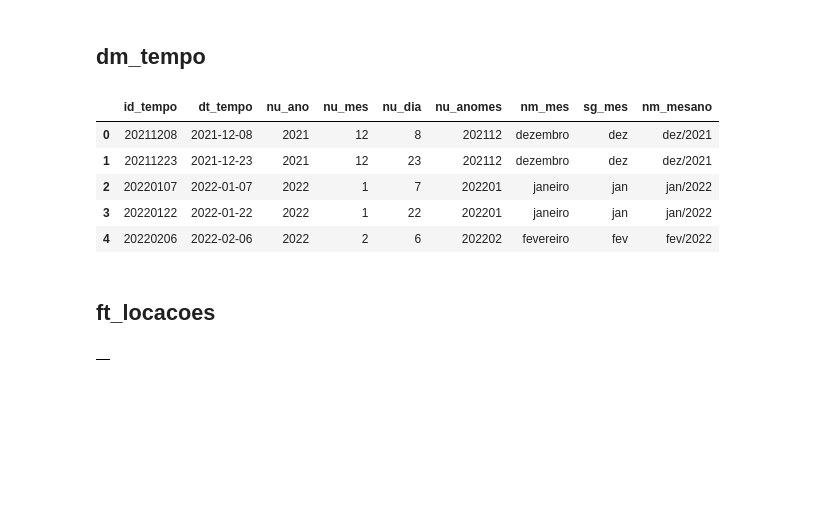
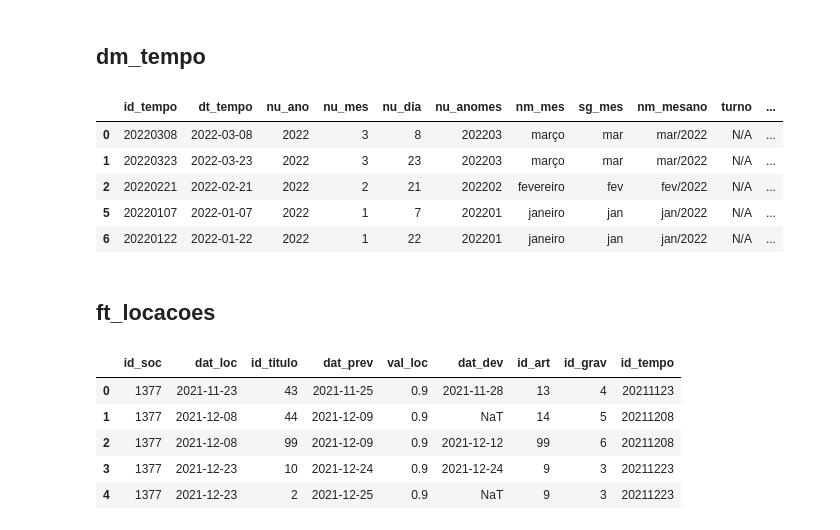
Before and after one commit to nataliafonseca/etl_locadora, a Jupyter notebook: notebook.ipynb, the cells around one changed output. Cells and saved outputs as stored; diff of their text form; code cells hidden in the pictures; blank space fills up the shorter version.

```diff
--- a/notebook.ipynb
+++ b/notebook.ipynb
@@ -21,7 +25,8 @@ db_connection = sqlalchemy.create_engine(
 # 1. Extract
 # %%
 # Extração da tabela locacoes para dataframe do pandas
-locacoes_df = pd.read_sql('SELECT * FROM system.locacoes', db_connection)
+locacoes_df = pd.read_sql(
+    'SELECT * FROM locadora_origin.locacoes', db_connection)
 locacoes_df.head()
 # %% [output]
 |  | cod_soc | dat_loc | val_loc | dat_venc | sta_pgto | dat_pgto |
@@ -237,49 +249,79 @@ dm_gravadora_df.head()
 dm_tempo_df = pd.DataFrame()
 
 # Adicionando dados
-dm_tempo_df['id_tempo'] = locacoes_df['dat_loc'].astype(str).str.replace('-', '')
-dm_tempo_df['dt_tempo'] = locacoes_df['dat_loc']
+dm_tempo_df['id_tempo'] = (locacoes_df['dat_loc'].astype(
+    str).str.replace('-', '')).astype(int)
+dm_tempo_df['dt_tempo'] = pd.to_datetime(locacoes_df['dat_loc'])
 
 dm_tempo_df['nu_ano'] = pd.DatetimeIndex(dm_tempo_df['dt_tempo']).year
 dm_tempo_df['nu_mes'] = pd.DatetimeIndex(dm_tempo_df['dt_tempo']).month
 dm_tempo_df['nu_dia'] = pd.DatetimeIndex(dm_tempo_df['dt_tempo']).day
 
-dm_tempo_df['nu_anomes'] = (dm_tempo_df['nu_ano'].astype(str) + dm_tempo_df['nu_mes'].astype(str).str.zfill(2)).astype(int)
+dm_tempo_df['nu_anomes'] = (dm_tempo_df['nu_ano'].astype(
+    str) + dm_tempo_df['nu_mes'].astype(str).str.zfill(2)).astype(int)
 
 dm_tempo_df['nm_mes'] = pd.DatetimeIndex(dm_tempo_df['dt_tempo']).month
 dm_tempo_df['nm_mes'] = dm_tempo_df['nm_mes'].replace(1, 'janeiro')
 dm_tempo_df['nm_mes'] = dm_tempo_df['nm_mes'].replace(2, 'fevereiro')
 dm_tempo_df['nm_mes'] = dm_tempo_df['nm_mes'].replace(3, 'março')
 dm_tempo_df['nm_mes'] = dm_tempo_df['nm_mes'].replace(4, 'abril')
 dm_tempo_df['nm_mes'] = dm_tempo_df['nm_mes'].replace(5, 'maio')
 dm_tempo_df['nm_mes'] = dm_tempo_df['nm_mes'].replace(6, 'junho')
 dm_tempo_df['nm_mes'] = dm_tempo_df['nm_mes'].replace(7, 'julho')
 dm_tempo_df['nm_mes'] = dm_tempo_df['nm_mes'].replace(8, 'agosto')
 dm_tempo_df['nm_mes'] = dm_tempo_df['nm_mes'].replace(9, 'setembro')
 dm_tempo_df['nm_mes'] = dm_tempo_df['nm_mes'].replace(10, 'outubro')
 dm_tempo_df['nm_mes'] = dm_tempo_df['nm_mes'].replace(11, 'novembro')
 dm_tempo_df['nm_mes'] = dm_tempo_df['nm_mes'].replace(12, 'dezembro')
 
 dm_tempo_df['sg_mes'] = dm_tempo_df['nm_mes'].astype(str).str[0:3]
 
-dm_tempo_df['nm_mesano'] = dm_tempo_df['sg_mes'].astype(str) + '/' + dm_tempo_df['nu_ano'].astype(str)
+dm_tempo_df['nm_mesano'] = dm_tempo_df['sg_mes'].astype(
+    str) + '/' + dm_tempo_df['nu_ano'].astype(str)
+
+dm_tempo_df['turno'] = 'N/A'
+dm_tempo_df['nu_hora'] = 0
 
 # Removendo duplicatas
 dm_tempo_df.drop_duplicates(inplace=True)
 
 dm_tempo_df.head()
 # %% [output]
-|  | id_tempo | dt_tempo | nu_ano | nu_mes | nu_dia | nu_anomes | nm_mes | sg_mes | nm_mesano |
-| 0 | 20211208 | 2021-12-08 | 2021 | 12 | 8 | 202112 | dezembro | dez | dez/2021 |
-| 1 | 20211223 | 2021-12-23 | 2021 | 12 | 23 | 202112 | dezembro | dez | dez/2021 |
-| 2 | 20220107 | 2022-01-07 | 2022 | 1 | 7 | 202201 | janeiro | jan | jan/2022 |
-| 3 | 20220122 | 2022-01-22 | 2022 | 1 | 22 | 202201 | janeiro | jan | jan/2022 |
-| 4 | 20220206 | 2022-02-06 | 2022 | 2 | 6 | 202202 | fevereiro | fev | fev/2022 |
+|  | id_tempo | dt_tempo | nu_ano | nu_mes | nu_dia | nu_anomes | nm_mes | sg_mes | nm_mesano | turno | ... |
+| 0 | 20220308 | 2022-03-08 | 2022 | 3 | 8 | 202203 | março | mar | mar/2022 | N/A | ... |
+| 1 | 20220323 | 2022-03-23 | 2022 | 3 | 23 | 202203 | março | mar | mar/2022 | N/A | ... |
+| 2 | 20220221 | 2022-02-21 | 2022 | 2 | 21 | 202202 | fevereiro | fev | fev/2022 | N/A | ... |
+| 5 | 20220107 | 2022-01-07 | 2022 | 1 | 7 | 202201 | janeiro | jan | jan/2022 | N/A | ... |
+| 6 | 20220122 | 2022-01-22 | 2022 | 1 | 22 | 202201 | janeiro | jan | jan/2022 | N/A | ... |
 # %% [markdown]
 ## ft_locacoes
-# %%
-# Criando o dataframe
-ft_locacoes_df = pd.DataFrame()
-ft_locacoes_df.head()
-# %% [output]
-|  |
+# %%
+ft_locacoes_df = pd.merge(
+    left=itens_locacoes_df, right=titulos_df, how='left', on='cod_tit'
+)
+ft_locacoes_df = pd.merge(
+    left=ft_locacoes_df, right=artistas_df, how='left', on='cod_art'
+)
+
+ft_locacoes_df['id_tempo'] = ft_locacoes_df['dat_loc'].astype(
+    str).str.replace('-', '')
+
+ft_locacoes_df.rename(
+    columns={
+        'cod_soc': 'id_soc',
+        'cod_tit': 'id_titulo',
+        'cod_art': 'id_art',
+        'cod_grav_x': 'id_grav'
+    },
+    inplace=True,
+)
+ft_locacoes_df.drop(columns=['num_cop', 'sta_mul', 'cla_tit', 'tpo_tit', 'qtd_cop', 'dat_lanc', 'dsc_tit', 'tpo_art', 'nac_bras', 'cod_grav_y', 'qtd_tit', 'med_anual', 'nom_art'], inplace=True)
+
+ft_locacoes_df.head()
+# %% [output]
+|  | id_soc | dat_loc | id_titulo | dat_prev | val_loc | dat_dev | id_art | id_grav | id_tempo |
+| 0 | 1377 | 2021-11-23 | 43 | 2021-11-25 | 0.9 | 2021-11-28 | 13 | 4 | 20211123 |
+| 1 | 1377 | 2021-12-08 | 44 | 2021-12-09 | 0.9 | NaT | 14 | 5 | 20211208 |
+| 2 | 1377 | 2021-12-08 | 99 | 2021-12-09 | 0.9 | 2021-12-12 | 99 | 6 | 20211208 |
+| 3 | 1377 | 2021-12-23 | 10 | 2021-12-24 | 0.9 | 2021-12-24 | 9 | 3 | 20211223 |
+| 4 | 1377 | 2021-12-23 | 2 | 2021-12-25 | 0.9 | NaT | 9 | 3 | 20211223 |
```
Also changed, not shown: parts of 25 cells of this notebook, 1 other file.
